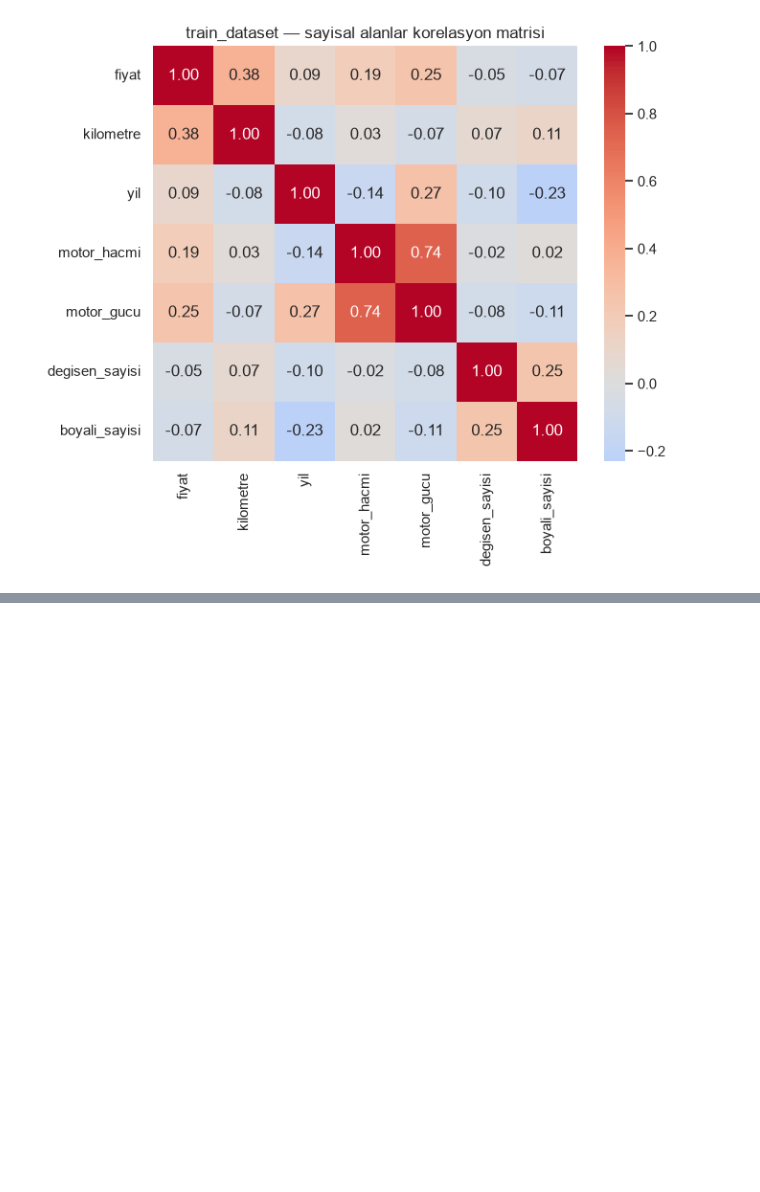
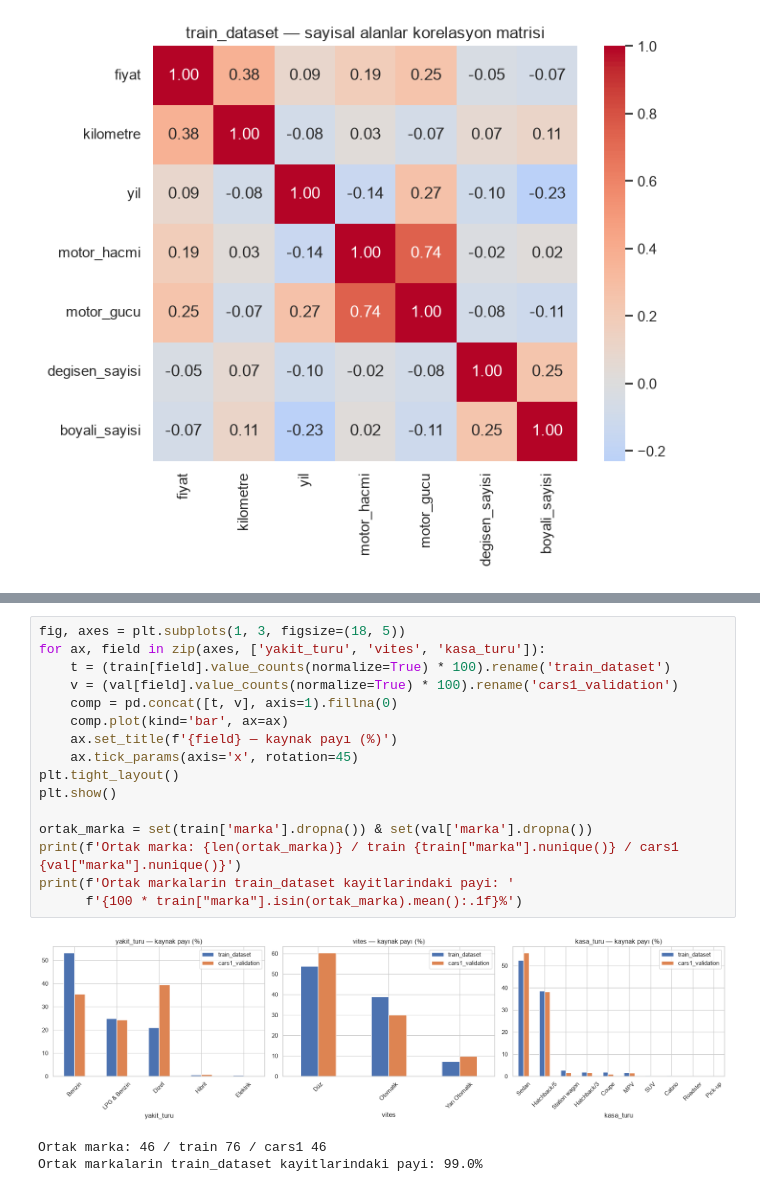
Before and after one commit to Mustafa-Aydin69/OtoMetrik, a Jupyter notebook: ai-model/notebooks/eda_and_preprocessing.ipynb, the cells around one changed output, grey strips where cells are left out. Drawn from its saved outputs; the diff is of its cells as text; blank space fills up the shorter version.

```diff
--- a/ai-model/notebooks/eda_and_preprocessing.ipynb
+++ b/ai-model/notebooks/eda_and_preprocessing.ipynb
@@ -254,0 +290,20 @@ plt.show()
+# %%
+fig, axes = plt.subplots(1, 3, figsize=(18, 5))
+for ax, field in zip(axes, ['yakit_turu', 'vites', 'kasa_turu']):
+    t = (train[field].value_counts(normalize=True) * 100).rename('train_dataset')
+    v = (val[field].value_counts(normalize=True) * 100).rename('cars1_validation')
+    comp = pd.concat([t, v], axis=1).fillna(0)
+    comp.plot(kind='bar', ax=ax)
+    ax.set_title(f'{field} — kaynak payı (%)')
+    ax.tick_params(axis='x', rotation=45)
+plt.tight_layout()
+plt.show()
+
+ortak_marka = set(train['marka'].dropna()) & set(val['marka'].dropna())
+print(f'Ortak marka: {len(ortak_marka)} / train {train["marka"].nunique()} / cars1 {val["marka"].nunique()}')
+print(f'Ortak markalarin train_dataset kayitlarindaki payi: '
+      f'{100 * train["marka"].isin(ortak_marka).mean():.1f}%')
+# %% [output]
+[figure, added]
+Ortak marka: 46 / train 76 / cars1 46
+Ortak markalarin train_dataset kayitlarindaki payi: 99.0%
```
Also changed, not shown: parts of 2 cells of this notebook.
